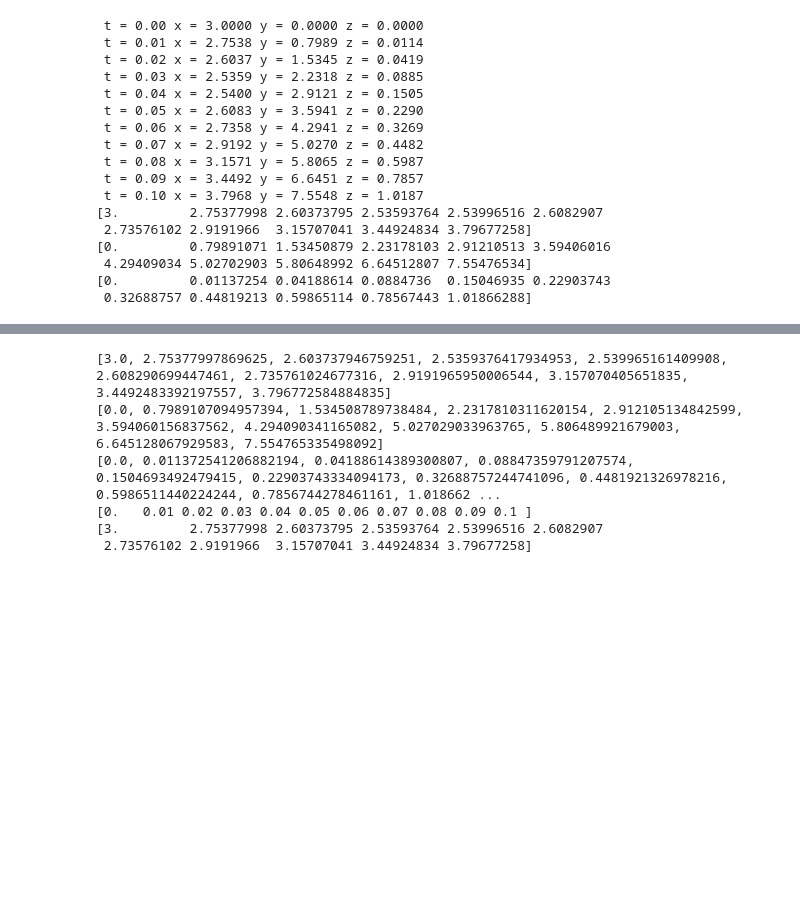
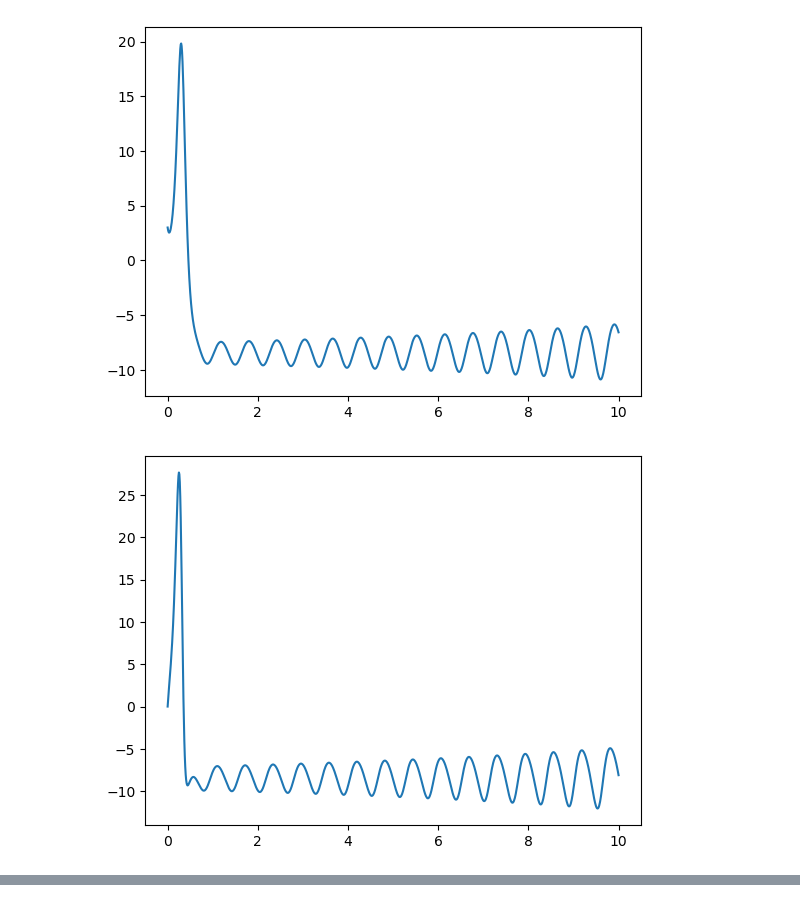
Before and after one commit to Dragowiser/Margaritas, a Jupyter notebook: Rk4_Lorenz.ipynb, the cells around one changed output, grey strips where cells are left out. Drawn from its saved outputs; the diff is of its cells as text; code cells hidden in the pictures; blank space fills up the shorter version.

```diff
--- a/Rk4_Lorenz.ipynb
+++ b/Rk4_Lorenz.ipynb
@@ -1,6 +1,7 @@
 # %%
 #Resolviendo el atractor de Lorenz mediante el método de Runge Kutta 4
 import numpy as np
+import matplotlib.pyplot as plt
 
 #Defiendo el método de Runge Kutta 4 a partir de una función
 def Runge_Kutta4(f, X_0, t_0, t_f, h):
@@ -12,56 +13,47 @@ def Runge_Kutta4(f, X_0, t_0, t_f, h):
 
     for i in range (n - 1):
         k_1 = h * f(t[i], X[i])
         k_2 = h * f(t[i] + h/2, X[i] + k_1/2)
         k_3 = h * f(t[i] + h/2, X[i] + k_2/2)
         k_4 = h * f(t[i], X[i] + k_3)
 
         X[i + 1] = X[i] + (k_1 + 2*k_2 + 2*k_3 + k_4) / 6
 
     return t, X
 
 def Lorenz(t, X):
 
     dx_dt = 10*(X[1]-X[0])
     dy_dt = X[0]*(28-X[2])-X[1]
     dz_dt = X[0]*X[1]-(8/3)*X[2]
 
     return np.array([dx_dt, dy_dt, dz_dt])
 
 X_0 = [3, 0, 0]
 t_0 = 0
-t_f = 0.1
+t_f = 10
 h = 0.01
 
 t, X = Runge_Kutta4(Lorenz, X_0, t_0, t_f, h)
 
 #Imprimir los resultados
-for i in range(len(t)):
-    print(f" t = {t[i]:.2f} x = {X[i,0]:.4f} y = {X[i,1]:.4f} z = {X[i,2]:.4f}" )
+# for i in range(len(t)):       #Ctrl + k + c para comentar # Ctrl + k + u para descomentar
+#     print(f" t = {t[i]:.2f} x = {X[i,0]:.4f} y = {X[i,1]:.4f} z = {X[i,2]:.4f}" )
 
-x = np.array([fila[0] for fila in X])
-print(x)
+x = [fila[0] for fila in X]
 
-y = np.array([fila[1] for fila in X])
-print(y)
+y = [fila[1] for fila in X]
 
-z = np.array([fila[2] for fila in X])
-print(z)
+z = [fila[2] for fila in X]
+
+plt.plot(t,x)
+plt.show()
+
+plt.plot(t,y)
+plt.show()
+
+plt.plot(t,z)
+plt.show()
 # %% [output]
- t = 0.00 x = 3.0000 y = 0.0000 z = 0.0000
- t = 0.01 x = 2.7538 y = 0.7989 z = 0.0114
- t = 0.02 x = 2.6037 y = 1.5345 z = 0.0419
- t = 0.03 x = 2.5359 y = 2.2318 z = 0.0885
- t = 0.04 x = 2.5400 y = 2.9121 z = 0.1505
- t = 0.05 x = 2.6083 y = 3.5941 z = 0.2290
- t = 0.06 x = 2.7358 y = 4.2941 z = 0.3269
- t = 0.07 x = 2.9192 y = 5.0270 z = 0.4482
- t = 0.08 x = 3.1571 y = 5.8065 z = 0.5987
- t = 0.09 x = 3.4492 y = 6.6451 z = 0.7857
- t = 0.10 x = 3.7968 y = 7.5548 z = 1.0187
-[3.         2.75377998 2.60373795 2.53593764 2.53996516 2.6082907
- 2.73576102 2.9191966  3.15707041 3.44924834 3.79677258]
-[0.         0.79891071 1.53450879 2.23178103 2.91210513 3.59406016
- 4.29409034 5.02702903 5.80648992 6.64512807 7.55476534]
-[0.         0.01137254 0.04188614 0.0884736  0.15046935 0.22903743
- 0.32688757 0.44819213 0.59865114 0.78567443 1.01866288]
+[figure, added]
+[figure, added]
@@ -68,17 +60,0 @@ print(z)
-# %%
-t, X = Runge_Kutta4(Lorenz, X_0, t_0, t_f, h)
-
-for i in range(len(X_0)):
-    columna = [fila[i] for fila in X]
-    print (columna)
-print (t)
-
-x = np.array([fila[0] for fila in X])
-print(x)
-# %% [output]
-[3.0, 2.75377997869625, 2.603737946759251, 2.5359376417934953, 2.539965161409908, 2.608290699447461, 2.735761024677316, 2.9191965950006544, 3.157070405651835, 3.4492483392197557, 3.796772584884835]
-[0.0, 0.7989107094957394, 1.534508789738484, 2.2317810311620154, 2.912105134842599, 3.594060156837562, 4.294090341165082, 5.027029033963765, 5.806489921679003, 6.645128067929583, 7.554765335498092]
-[0.0, 0.011372541206882194, 0.04188614389300807, 0.08847359791207574, 0.1504693492479415, 0.22903743334094173, 0.32688757244741096, 0.4481921326978216, 0.5986511440224244, 0.7856744278461161, 1.018662 ...
-[0.   0.01 0.02 0.03 0.04 0.05 0.06 0.07 0.08 0.09 0.1 ]
-[3.         2.75377998 2.60373795 2.53593764 2.53996516 2.6082907
- 2.73576102 2.9191966  3.15707041 3.44924834 3.79677258]
```
Also changed, not shown: parts of 1 cell of this notebook.
